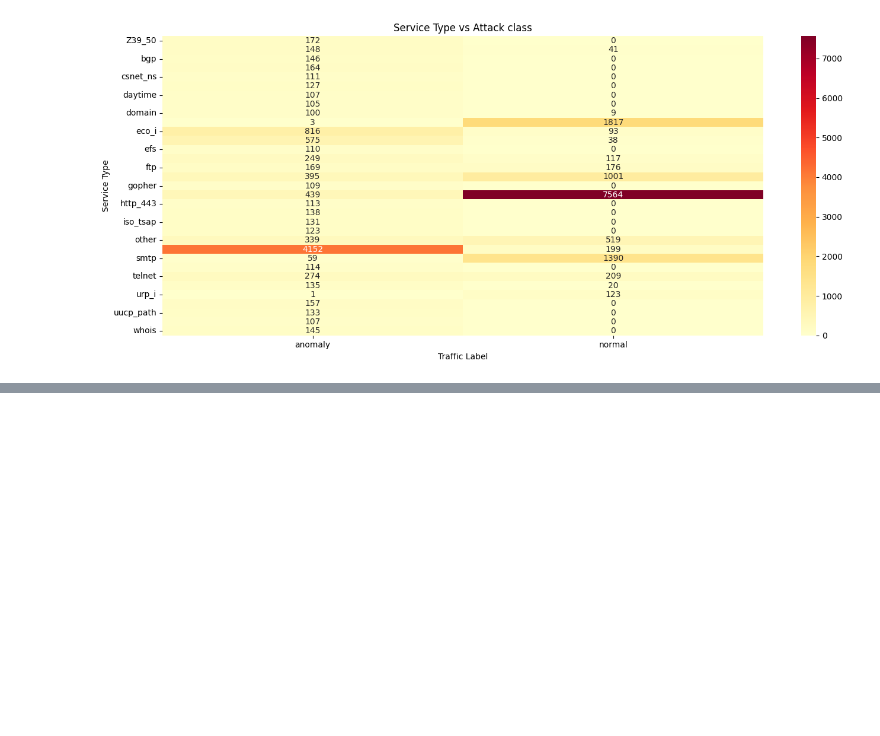
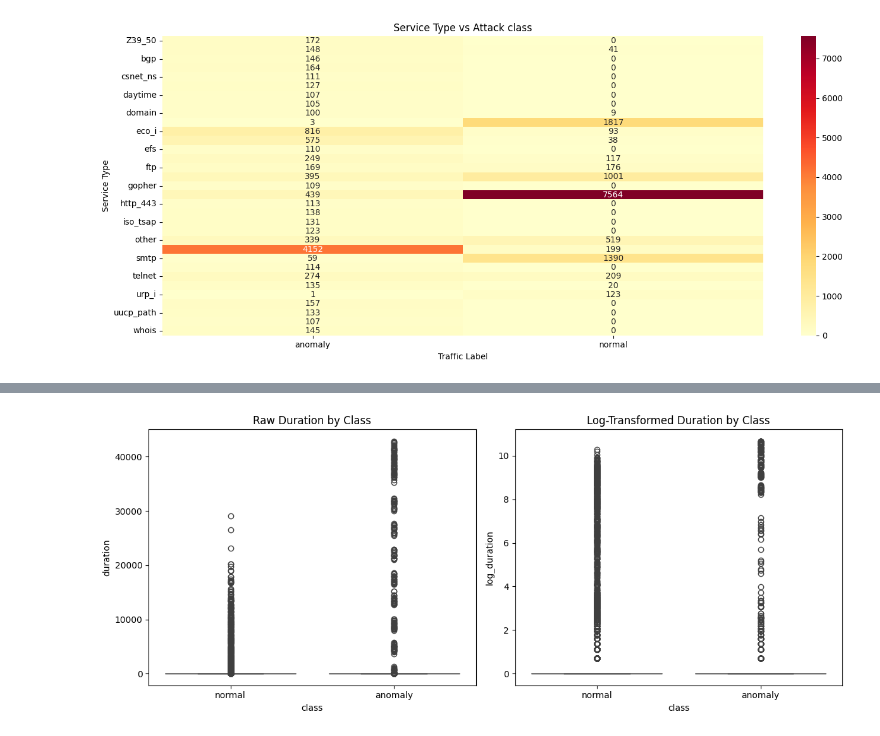
Before and after one commit to SelinaFischer/unmasking_hidden_cyber_threats_t5, a Jupyter notebook: jupyter_notebooks/3. statistical_analysis.ipynb, the cells around one changed output, grey strips where cells are left out. Cells and saved outputs as stored; diff of their text form; code cells hidden in the pictures; blank space fills up the shorter version.

Commit message:
add h3 analysis results

```diff
--- a/jupyter_notebooks/3. statistical_analysis.ipynb
+++ b/jupyter_notebooks/3. statistical_analysis.ipynb
@@ -426,0 +619,76 @@ This confirms a strong association between service type and likelihood of attack
+# %%
+# Import libraries
+import pandas as pd
+import numpy as np
+import matplotlib.pyplot as plt
+import seaborn as sns
+from scipy.stats import ttest_ind, mannwhitneyu, levene, shapiro
+
+# Load dataset
+df = pd.read_csv('../Data/Cleaned/cleaned_train.csv')
+
+# Add log-transformed duration (add 1 to avoid log(0))
+df['log_duration'] = np.log1p(df['duration'])
+
+# Split data into groups
+normal = df[df['class'] == 'normal']['log_duration']
+anomaly = df[df['class'] == 'anomaly']['log_duration']
+
+
+# 1. Visualisation: Boxplots & Distributions
+
+plt.figure(figsize=(12, 5))
+
+plt.subplot(1, 2, 1)
+sns.boxplot(data=df, x='class', y='duration')
+plt.title('Raw Duration by Class')
+
+plt.subplot(1, 2, 2)
+sns.boxplot(data=df, x='class', y='log_duration')
+plt.title('Log-Transformed Duration by Class')
+
+plt.tight_layout()
+plt.show()
+
+#--------------------------
+
+# 2. Assumption Checks for T-test
+
+# Normality check (sampled for performance)
+print("\nShapiro-Wilk Test for Normality (log-transformed samples):")
+print("Normal traffic:", shapiro(normal.sample(n=500, random_state=42)))
+print("Anomaly traffic:", shapiro(anomaly.sample(n=500, random_state=42)))
+
+
+# Variance check
+levene_stat, levene_p = levene(normal, anomaly)
+print(f"\nLevene’s Test for Equal Variance: p = {levene_p:.4f}")
+
+
+
+# 3. Independent T-Test (Welch's if variances unequal)
+
+t_stat, t_p = ttest_ind(anomaly, normal, equal_var=False, alternative='less')
+
+print("\nT-Test on Log-Transformed Duration:")
+print(f"T-statistic = {t_stat:.4f}")
+print(f"P-value = {t_p:.4f}")
+if t_p < 0.05:
+    print("Result: Reject H₀. Malicious connections have significantly shorter durations.")
+else:
+    print("Result: Fail to reject H₀. No significant difference found.")
+
+
+# 4. Mann-Whitney U Test (non-parametric)
+
+u_stat, u_p = mannwhitneyu(anomaly, normal, alternative='less')
+
+print("\nMann-Whitney U Test:")
+print(f"U-statistic = {u_stat:.4f}")
+print(f"P-value = {u_p:.4f}")
+if u_p < 0.05:
+    print("Result: Reject H₀. Malicious connections tend to have shorter durations.")
+else:
+    print("Result: Fail to reject H₀. No significant difference found.")
+# %% [output]
+[figure, added]
```
Also changed, not shown: parts of 11 cells of this notebook.
